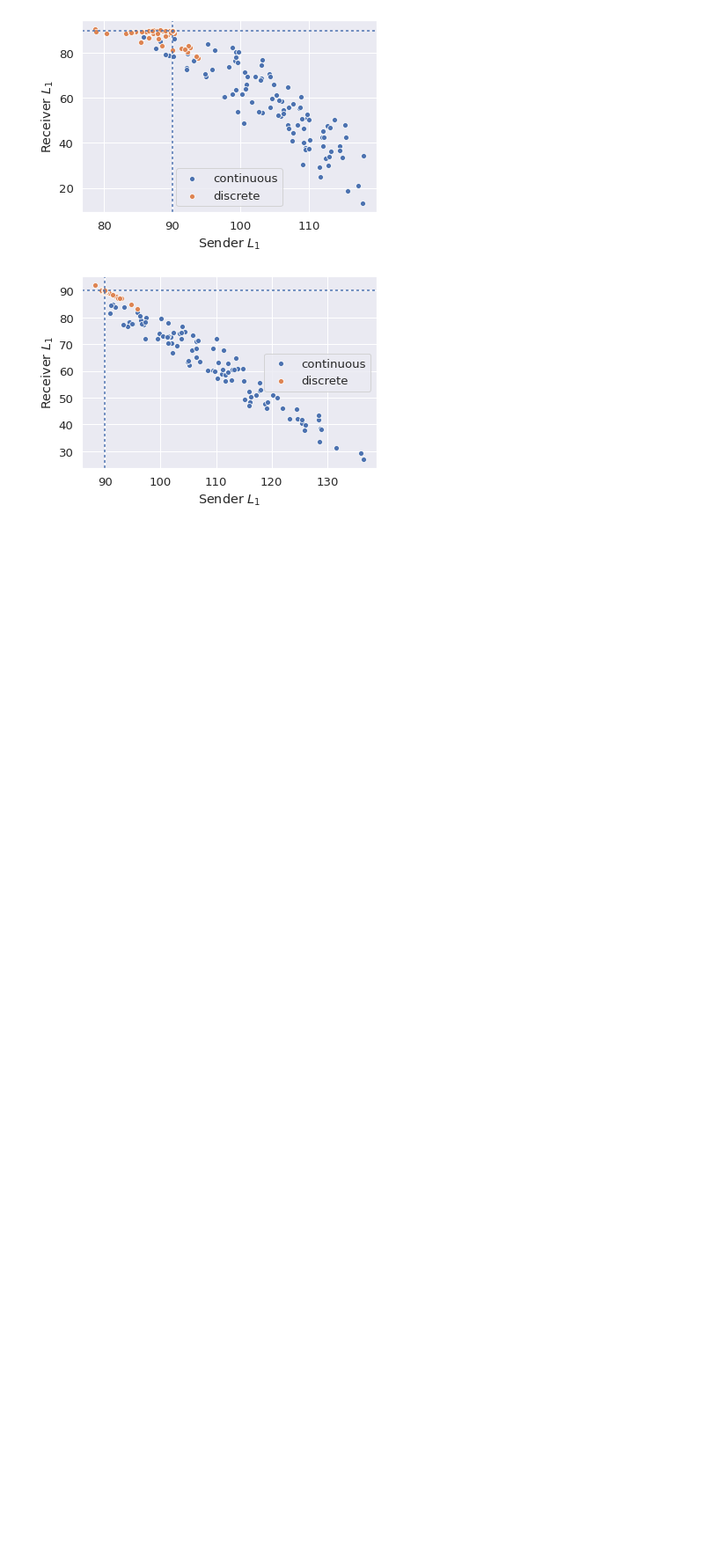
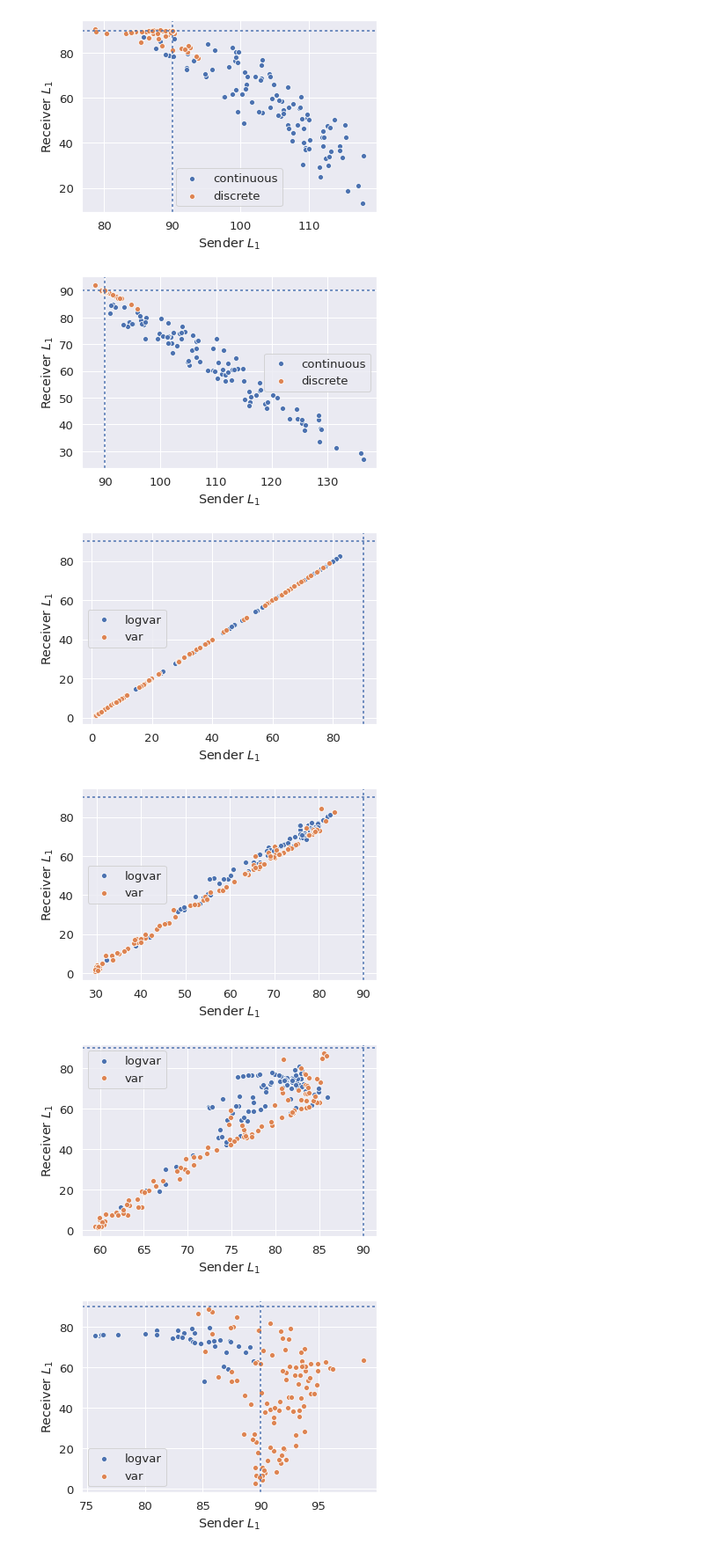
Before and after one commit to mnoukhov/emergent-compete, a Jupyter notebook: notebooks/Hyperparam Search Plots.ipynb, the cells around one changed output. Shown: that part at 88% size. Saved outputs shown, nothing was run; the diff lists cells and outputs as text; code cells hidden in the pictures; blank space fills up the shorter version.

```diff
--- a/notebooks/Hyperparam Search Plots.ipynb
+++ b/notebooks/Hyperparam Search Plots.ipynb
@@ -91,3 +91,30 @@ for bias in [0,3,6,9,12,15]:
 [figure]
 [figure]
 [figure]
+# %%
+for bias in [0,3,6,9,12,15]:
+    with sns.plotting_context('paper'):
+        path = log_path / f'vargauss-deter-bias{bias}'
+        sender_l1, recver_l1 = all_metrics(path)
+        sns.set(font_scale=1.2)
+        sns.scatterplot(sender_l1,recver_l1, label='logvar')
+        plt.xlabel(r'Sender $L_1$')
+        plt.ylabel(r'Receiver $L_1$')
+
+        path = log_path / f'gauss-deter-dim1-bias{bias}'
+        sender_l1, recver_l1 = all_metrics(path)
+        sns.set(font_scale=1.2)
+        sns.scatterplot(sender_l1,recver_l1, label='var')
+        plt.xlabel(r'Sender $L_1$')
+        plt.ylabel(r'Receiver $L_1$')
+
+        plt.axvline(90, dashes=(2,2,2,2))
+        plt.axhline(90, dashes=(2,2,2,2))
+
+        plt.savefig(results_path / f'var_v_logvar_bias{bias}.png',  bbox_inches='tight')
+        plt.show()
+# %% [output]
+[figure, added]
+[figure, added]
+[figure, added]
+[figure, added]
```
Also changed, not shown: parts of 1 cell of this notebook, 3 other files.
